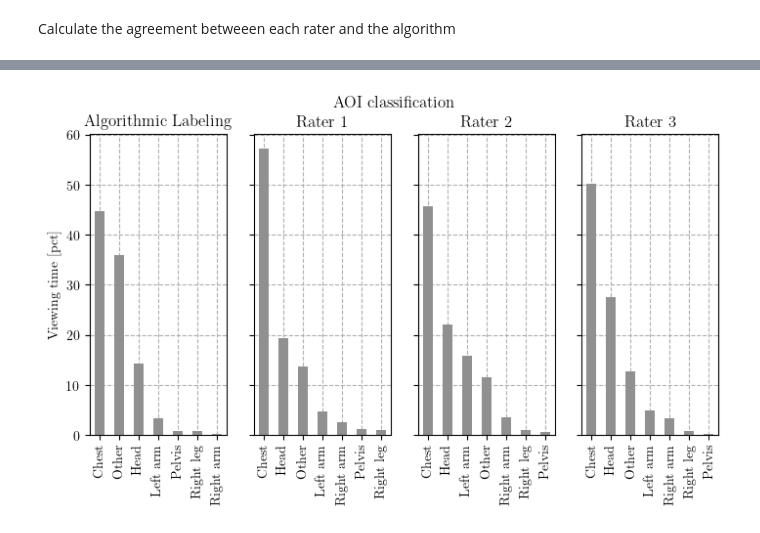
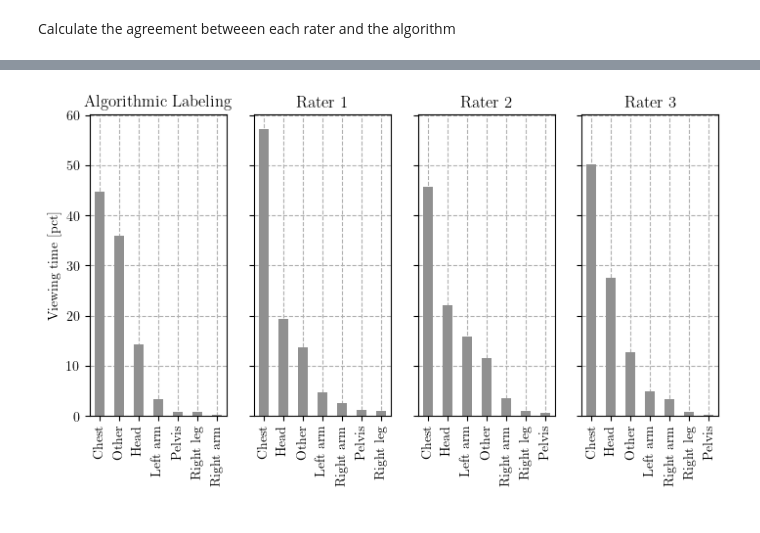
Before and after one commit to footballdaniel/AlgorithmicValidation, a Jupyter notebook: _dataInterpretation/rating_agreement_all.ipynb, the cells around one changed output, grey strips where cells are left out. Drawn from its saved outputs; the diff is of its cells as text; code cells hidden in the pictures.

```diff
--- a/_dataInterpretation/rating_agreement_all.ipynb
+++ b/_dataInterpretation/rating_agreement_all.ipynb
@@ -157,14 +142,25 @@ df = df.pivot(index=['Trial', 'Frame'], columns='Rater', values='Label')
 df['Rater1_Algorithm'] = df.Rater1 == df.Algorithm
 df['Rater2_Algorithm'] = df.Rater2 == df.Algorithm
 df['Rater3_Algorithm'] = df.Rater3 == df.Algorithm
+df['Rater1_Rater2'] = df.Rater1 == df.Rater2
+df['Rater1_Rater3'] = df.Rater1 == df.Rater3
+df['Rater2_Rater3'] = df.Rater2 == df.Rater3
+df['ManualRaters'] = (
+    (df.Rater1 == df.Rater2) &
+    (df.Rater1 == df.Rater3) &
+    (df.Rater2 == df.Rater3))
 
-# DROP NAs
+# Drop Na's because they can't be converted to int
 df.dropna(inplace=True)
 
 # Calculate the rating agreement
-rater1_algorithm = ((df.Rater1_Algorithm.astype(int).sum() / df.shape[0]) * 100)
-rater2_algorithm = ((df.Rater2_Algorithm.astype(int).sum() / df.shape[0]) * 100)
-rater3_algorithm = ((df.Rater3_Algorithm.astype(int).sum() / df.shape[0]) * 100)
+rater1_algorithm_pct = ((df.Rater1_Algorithm.astype(int).sum() / df.shape[0]) * 100)
+rater2_algorithm_pct = ((df.Rater2_Algorithm.astype(int).sum() / df.shape[0]) * 100)
+rater3_algorithm_pct = ((df.Rater3_Algorithm.astype(int).sum() / df.shape[0]) * 100)
+rater1_rater2_pct = ((df.Rater1_Rater2.astype(int).sum() / df.shape[0]) * 100)
+rater1_rater3_pct = ((df.Rater1_Rater3.astype(int).sum() / df.shape[0]) * 100)
+rater2_rater3_pct = ((df.Rater2_Rater3.astype(int).sum() / df.shape[0]) * 100)
+rater_all_pct = ((df.ManualRaters.astype(int).sum() / df.shape[0]) * 100)
 
 # Back to long format
 df = df.stack().rename('Label').reset_index(['Frame', 'Trial', 'Rater'])
@@ -193,33 +260,33 @@ mpl.rcParams.update(
 pts_document_with = 600. # How wide is the page
 pts_per_inch = 1. / 72.27
 figure_width = pts_document_with * pts_per_inch
 
 # Plot
 fig, axes = plt.subplots(nrows=1, ncols=4, figsize = (figure_width,4), sharey = True)
 
 axes[0].set_axisbelow(True)
 axes[1].set_axisbelow(True)
 axes[2].set_axisbelow(True)
 axes[3].set_axisbelow(True)
 
 pct_algorithm.plot(kind = 'bar', ax = axes[0], color = '#909090')
 pct_rater1.plot(kind = 'bar', ax = axes[1], color = '#909090')
 pct_rater2.plot(kind = 'bar', ax = axes[2], color = '#909090')
 pct_rater3.plot(kind = 'bar', ax = axes[3], color = '#909090')
 
 axes[0].grid(linestyle='dashed')
 axes[1].grid(linestyle='dashed')
 axes[2].grid(linestyle='dashed')
 axes[3].grid(linestyle='dashed')
 
-fig.suptitle("AOI classification")
+# fig.suptitle("AOI classification")
 axes[0].set_ylabel("Viewing time [pct]")
 axes[0].set_title("Algorithmic Labeling")
 axes[1].set_title("Rater 1")
 axes[2].set_title("Rater 2")
 axes[3].set_title("Rater 3")
 
 # Save
-plt.savefig("RaterComparison.svg", bbox_inches='tight')
+plt.savefig("plots/RaterComparison.svg", bbox_inches='tight')
 # %% [output]
-[figure, old version]
+[figure, new version]
```
Also changed, not shown: parts of 13 cells of this notebook, 13 other files.
